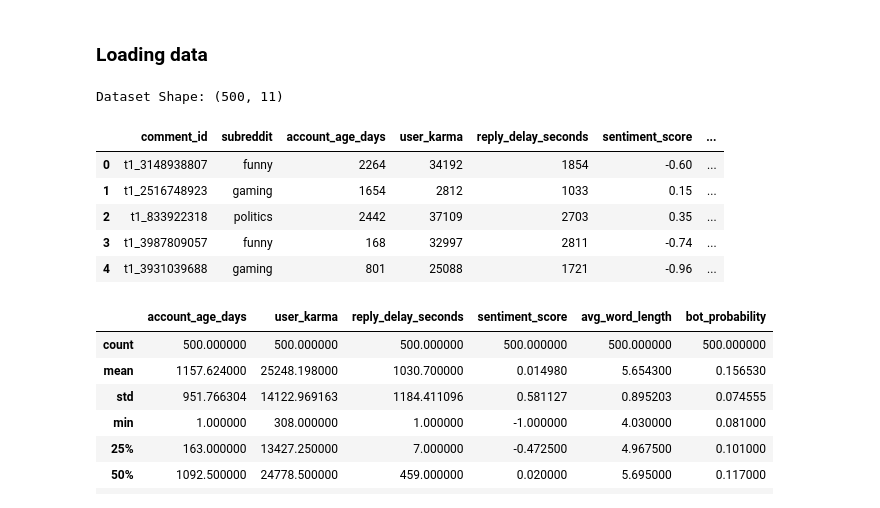
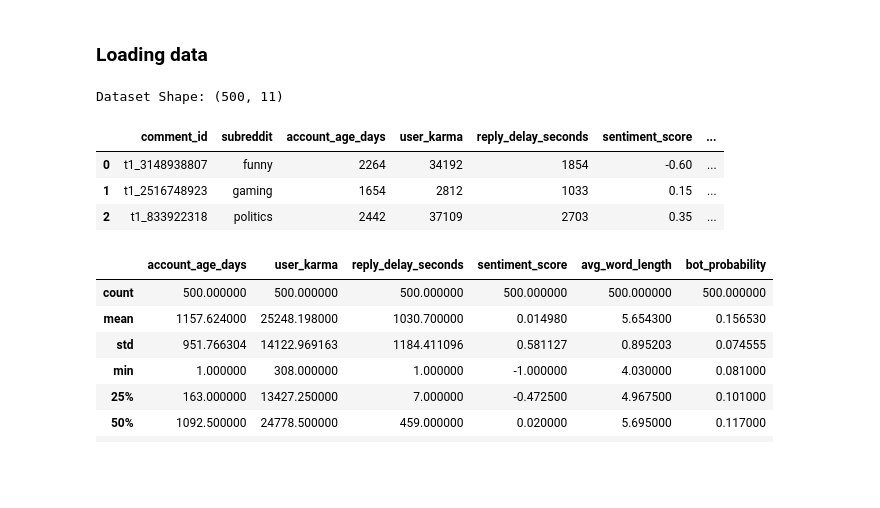
Before and after one commit to abbyk06/DeadInternet, a Jupyter notebook: deadInternet.ipynb, the cells around one changed output. Saved outputs shown, nothing was run; the diff lists cells and outputs as text; code cells hidden in the pictures; blank space fills up the shorter version.

```diff
--- a/deadInternet.ipynb
+++ b/deadInternet.ipynb
@@ -38,15 +38,13 @@ warnings.filterwarnings('ignore')
 # %%
 df = pd.read_csv("reddit_dead_internet_analysis_2026.csv")
 print(f"Dataset Shape: {df.shape}")
-df.head()
+df.head(3)
 # %% [output]
 Dataset Shape: (500, 11)
 |  | comment_id | subreddit | account_age_days | user_karma | reply_delay_seconds | sentiment_score | ... |
 | 0 | t1_3148938807 | funny | 2264 | 34192 | 1854 | -0.60 | ... |
 | 1 | t1_2516748923 | gaming | 1654 | 2812 | 1033 | 0.15 | ... |
 | 2 | t1_833922318 | politics | 2442 | 37109 | 2703 | 0.35 | ... |
-| 3 | t1_3987809057 | funny | 168 | 32997 | 2811 | -0.74 | ... |
-| 4 | t1_3931039688 | gaming | 801 | 25088 | 1721 | -0.96 | ... |
 # %%
 df.describe()
 # %% [output]
```
Also changed, not shown: parts of 1 cell of this notebook, 1 other file.
